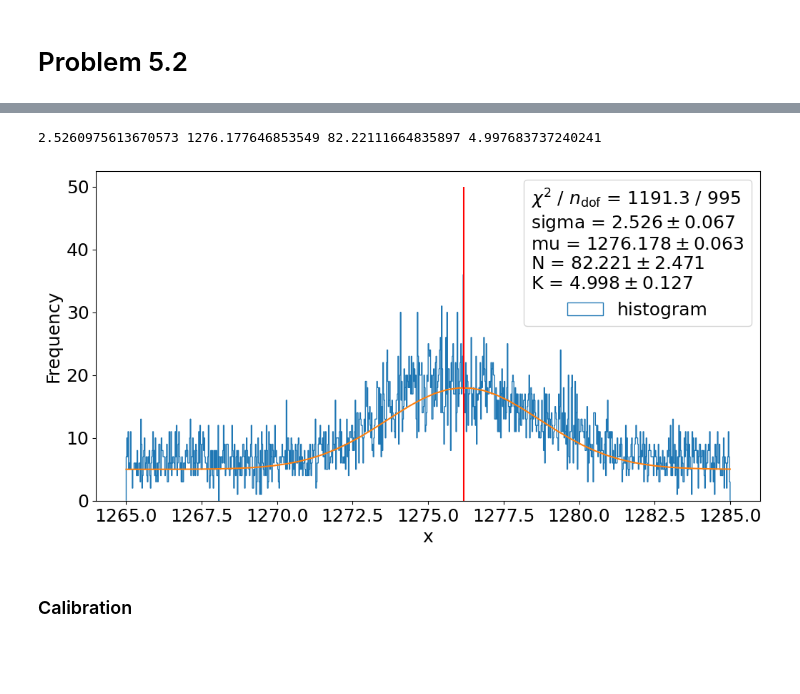
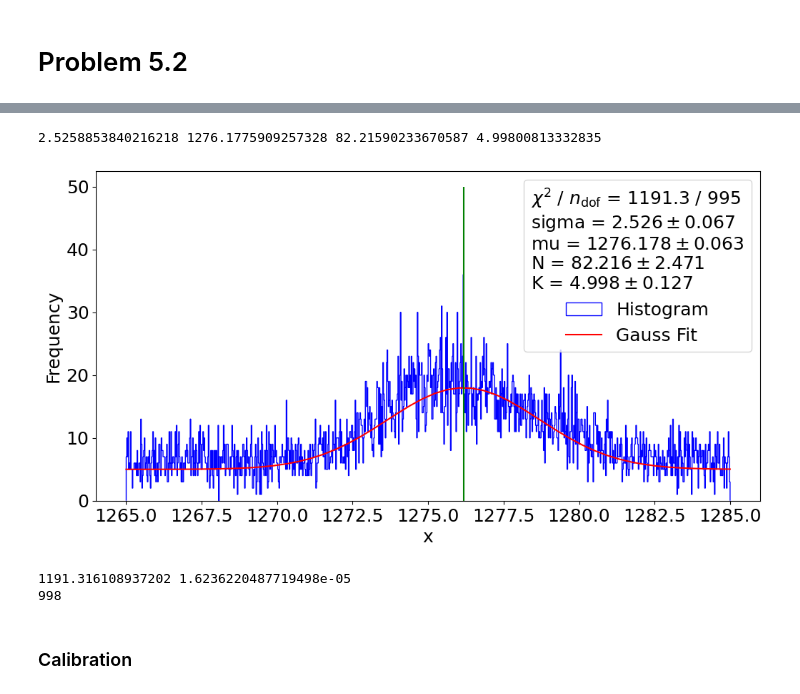
Before and after one commit to akjoelhede/Appstatgang_tornado, a Jupyter notebook: Anders_problemset/problem_set_anders.ipynb, the cells around one changed output, grey strips where cells are left out. Cells and saved outputs as stored; diff of their text form; code cells hidden in the pictures; blank space fills up the shorter version.

```diff
--- a/Anders_problemset/problem_set_anders.ipynb
+++ b/Anders_problemset/problem_set_anders.ipynb
@@ -16,0 +21,7 @@ plt.rcParams['font.size'] = 18     # Set some basic plotting parameters
+# %%
+lamb = 241089/24
+r =  np.arange(0,1000)
+
+np.sqrt(lamb)
+
+(lamb-9487)/np.sqrt(lamb)
@@ -39,11 +52,14 @@ sigma = np.sqrt(n*p*(1-p))
 def gauss(x,mu,sigma):
 	return 1/(sigma*np.sqrt(2*np.pi))*np.exp(-(x-mu)**2/(2*sigma**2))
 
+count = 0
 gauss_prob = []
-for i in range(0,99):
+for i in range(0,100):
+	count += 1
 	gauss_prob.append(gauss(i,mu,sigma))
 
 gauss_prob = np.array(gauss_prob)
 
-print(f'The probability to hit the target 100 times given 4000 shots is {np.sum(gauss_prob)*100}')
+print(f'{count} calls to the function')
+print(f'The probability to hit the target 100 times given 4000 shots is {np.sum(gauss_prob)*100}, with mu = {mu} and sigma = {sigma}')
 # %% [output]
@@ -690,39 +814,52 @@ TypeError: chi2_owncalc() takes 4 positional arguments but 5 were given
 # %%
 def gauss_fit(x,sigma, mu, N, K):
     return  N*(np.exp(-(x-mu)**2/(2*sigma**2)))/ (sigma*np.sqrt(2*np.pi)) +K
 
 # Find the x, y and error on y (sy) given the histogram:
 counts, bin_edges = np.histogram(wavelength, bins=1000, range=(1265, 1285))
 x = (bin_edges[1:] + bin_edges[:-1])/2
 y = counts
 sy = np.sqrt(counts)
 x = x[y>0]
 y = y[y>0]
 sy = sy[sy>0]
 
 m = LeastSquares(x, y, sy, gauss_fit)
 
-m = Minuit(m,sigma=2, mu=1276, N=200, K=8)
+m = Minuit(m,sigma=2, mu=1276, N=82, K=10)
 m.errordef = 1.0     # This is the definition for ChiSqaure fits
 m.migrad()
 m.hesse()
 
 print(*m.values)
 
 fit_info = [f"$\\chi^2$ / $n_\\mathrm{{dof}}$ = {m.fval:.1f} / {len(x) - m.nfit}",]
 for p, v, e in zip(m.parameters, m.values, m.errors):
 	fit_info.append(f"{p} = ${v:.3f} \\pm {e:.3f}$")
 
 
 fig, ax = plt.subplots(figsize=(12, 6))
-ax.hist(wavelength, bins=1000, histtype='step', label='histogram', range =(1265, 1285))
-ax.plot(np.linspace(1265, 1285), gauss_fit(np.linspace(1265, 1285), *m.values))
-ax.vlines(m.values[1], 0, 50, color = 'red')
+ax.hist(wavelength, bins=1000, histtype='step', label='Histogram', range =(1265, 1285), color = 'Blue')
+ax.plot(np.linspace(1265, 1285), gauss_fit(np.linspace(1265, 1285), *m.values), label = 'Gauss Fit', color = 'Red')
+ax.vlines(m.values[1], 0, 50, color = 'green')
 ax.set(xlabel="x", ylabel="Frequency");
 ax.legend(title="\n".join(fit_info));
 # %% [output]
-2.5260975613670573 1276.177646853549 82.22111664835897 4.997683737240241
+2.5258853840216218 1276.1775909257328 82.21590233670587 4.99800813332835
-[figure, old version]
+[figure, new version]
+# %%
+def chi2_owncalc(x,sigma, mu, N,K):
+	y_fit = gauss_fit(x,sigma, mu, N,K)
+	chi2 = np.sum(((y - y_fit) / sy)**2)
+	return chi2
+
+print(chi2_owncalc(x,*m.values), stats.chi2.sf(chi2_owncalc(x,*m.values), 995))
+
+#Calculate degrees of freedom
+print(len(y[y>0])-1)
+# %% [output]
+1191.316108937202 1.6236220487719498e-05
+998
 # %% [markdown]
 ### Calibration
 # %%
```
Also changed, not shown: parts of 45 cells of this notebook.
